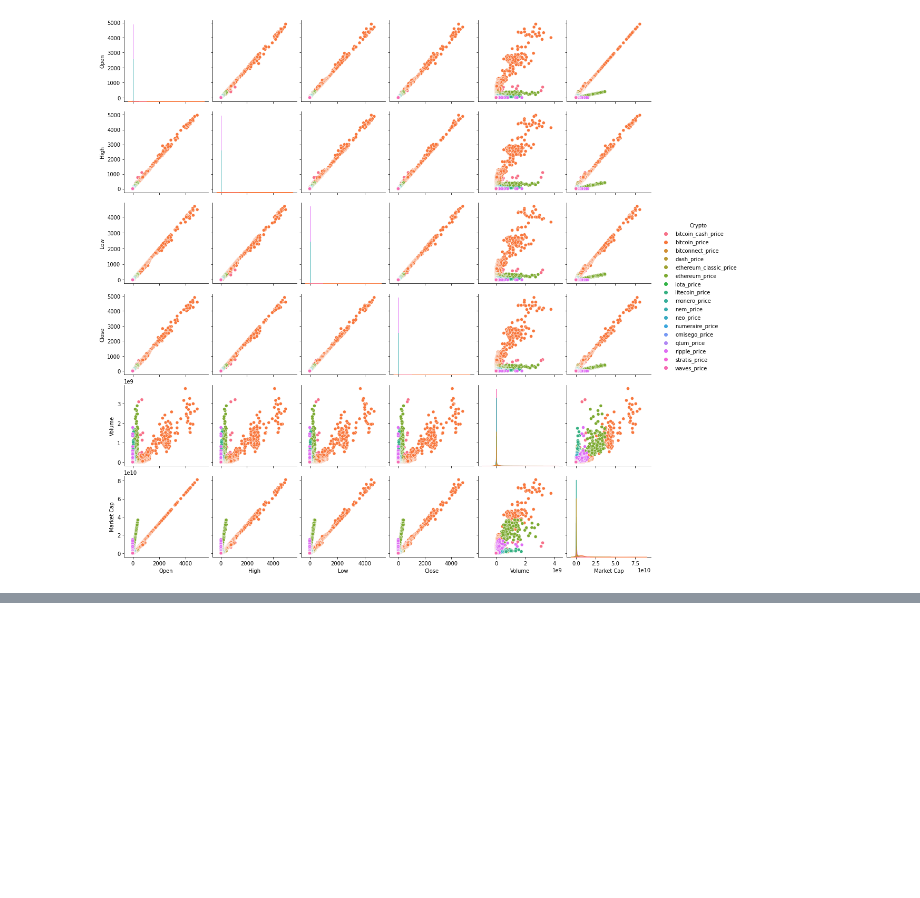
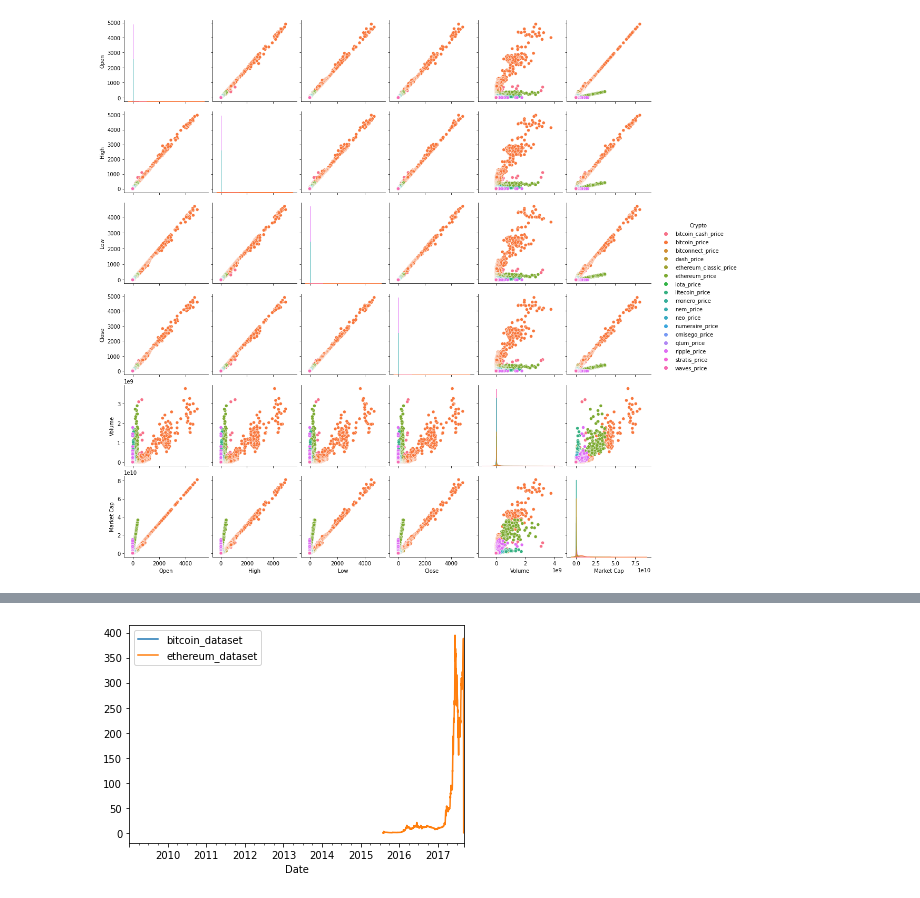
Before and after one commit to elskater98/BasicDataScience, a Jupyter notebook: crypto/notebooks/crypto.ipynb, the cells around one changed output, grey strips where cells are left out. Cells and saved outputs as stored; diff of their text form; code cells hidden in the pictures; blank space fills up the shorter version.

```diff
--- a/crypto/notebooks/crypto.ipynb
+++ b/crypto/notebooks/crypto.ipynb
@@ -156,0 +162,8 @@ memory usage: 309.5+ KB
+# %%
+df_bitcoin.Date = pd.to_datetime(df_bitcoin.Date, format = "%Y-%m-%d %H:%M:%S")
+df_ethereum = df_ethereum.rename(columns={'btc_market_price': 'Price'})
+df_bitcoin.isna().sum()
+df_bitcoin = df_bitcoin.fillna(0)
+
+data['datasets'][0] = df_bitcoin
+data['datasets'][0].info()
@@ -156,0 +188,4 @@ memory usage: 309.5+ KB
+# %%
+df_ethereum = data['datasets'][1]
+df_ethereum.info()
+df_ethereum.head()
@@ -156,0 +216,10 @@ memory usage: 309.5+ KB
+# %%
+df_ethereum = df_ethereum.rename(columns={'Date(UTC)': 'Date'})
+df_ethereum = df_ethereum.rename(columns={'eth_etherprice': 'Price'})
+df_ethereum.Date = pd.to_datetime(df_ethereum.Date, format = "%m/%d/%Y")
+df_ethereum.isna().sum()
+df_ethereum = df_ethereum.drop('eth_chaindatasize', 1)
+df_ethereum = df_ethereum.fillna(0)
+
+data['datasets'][1] = df_ethereum
+data['datasets'][1].info()
@@ -156,0 +244,8 @@ memory usage: 309.5+ KB
+# %%
+dff = pd.concat(data['datasets'], axis=0)
+# %%
+fig, ax = plt.subplots()
+for key, grp in dff.groupby(['Crypto']):
+    ax = grp.plot(ax=ax, kind='line', x='Date', y='Price', label=key)
+# %% [output]
+[figure, added]
```
Also changed, not shown: parts of 5 cells of this notebook.
